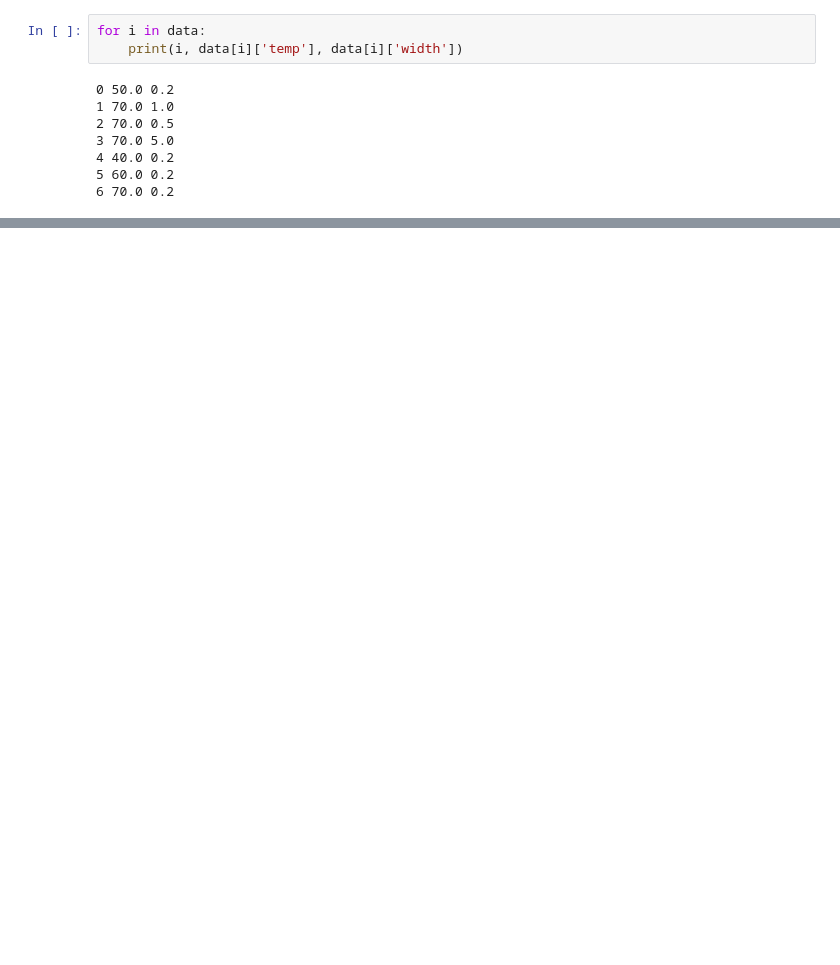
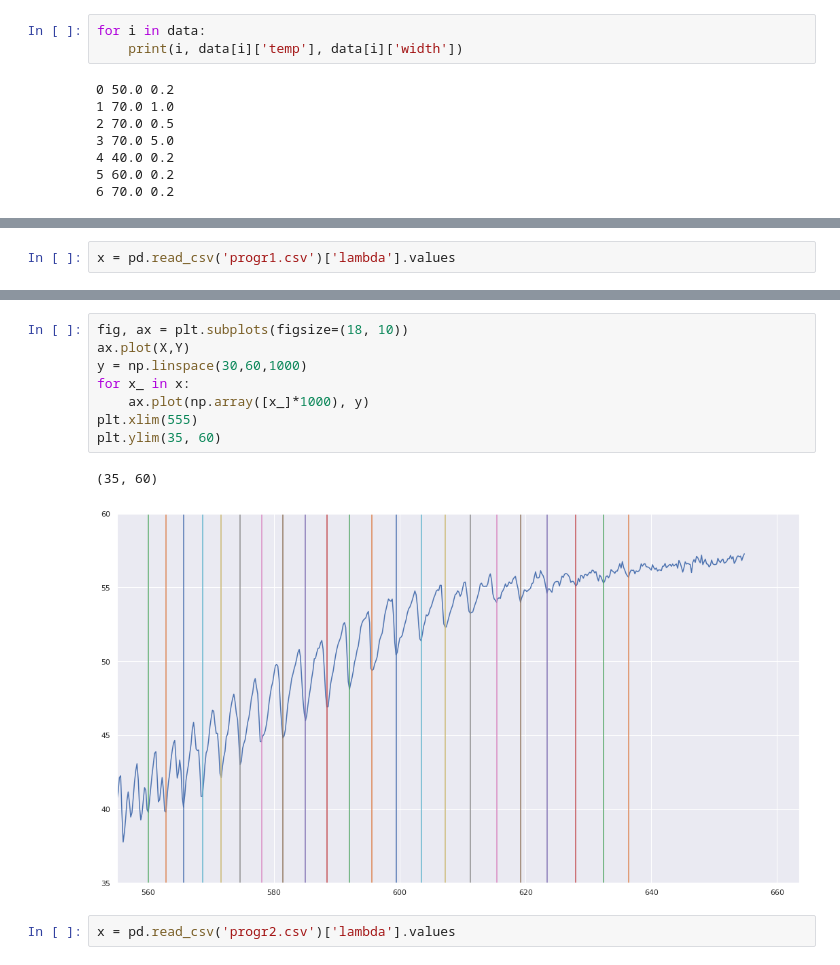
Before and after one commit to stdereka/FRM_MIPT, a Jupyter notebook: I2/I2.ipynb, the cells around one changed output, grey strips where cells are left out. Drawn from its saved outputs; the diff is of its cells as text; blank space fills up the shorter version.

```diff
--- a/I2/I2.ipynb
+++ b/I2/I2.ipynb
@@ -44,0 +71,2 @@ for i in data:
+# %%
+x = pd.read_csv('progr1.csv')['lambda'].values
@@ -44,0 +78,13 @@ for i in data:
+# %%
+fig, ax = plt.subplots(figsize=(18, 10))
+ax.plot(X,Y)
+y = np.linspace(30,60,1000)
+for x_ in x:
+    ax.plot(np.array([x_]*1000), y)
+plt.xlim(555)
+plt.ylim(35, 60)
+# %% [output]
+(35, 60)
+[figure, added]
+# %%
+x = pd.read_csv('progr2.csv')['lambda'].values
```
Also changed, not shown: parts of 50 cells of this notebook, 21 other files.
